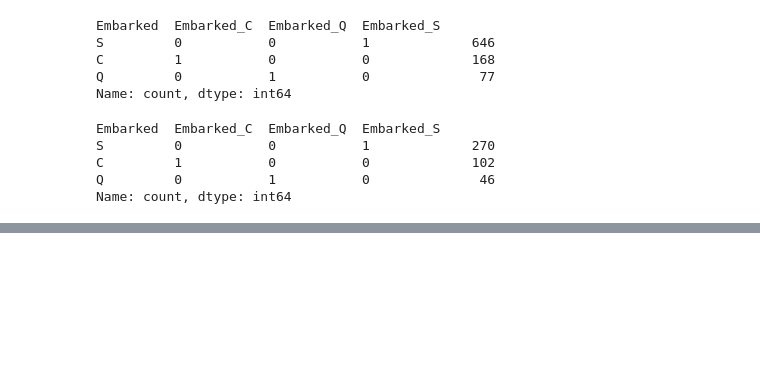
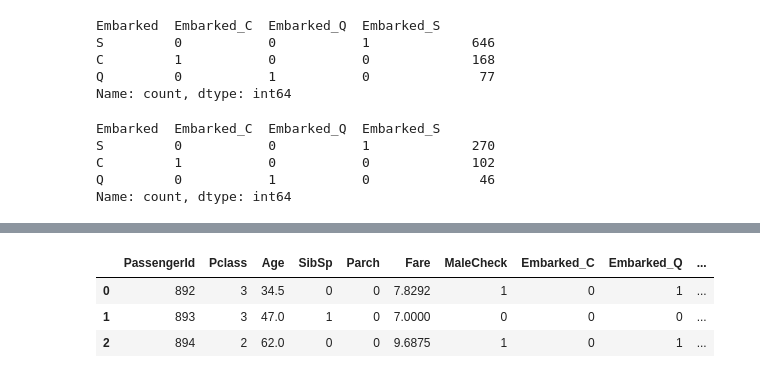
Before and after one commit to gluna777/analise_titanic, a Jupyter notebook: analise_titanic2.ipynb, the cells around one changed output, grey strips where cells are left out. Cells and saved outputs as stored; diff of their text form; code cells hidden in the pictures; blank space fills up the shorter version.

```diff
--- a/analise_titanic2.ipynb
+++ b/analise_titanic2.ipynb
@@ -137,0 +352,8 @@ Name: count, dtype: int64
+# %%
+# Visualizando a base de teste
+teste.head(3)
+# %% [output]
+|  | PassengerId | Pclass | Age | SibSp | Parch | Fare | MaleCheck | Embarked_C | Embarked_Q | ... |
+| 0 | 892 | 3 | 34.5 | 0 | 0 | 7.8292 | 1 | 0 | 1 | ... |
+| 1 | 893 | 3 | 47.0 | 1 | 0 | 7.0000 | 0 | 0 | 0 | ... |
+| 2 | 894 | 2 | 62.0 | 0 | 0 | 9.6875 | 1 | 0 | 1 | ... |
```
Also changed, not shown: parts of 35 cells of this notebook.
